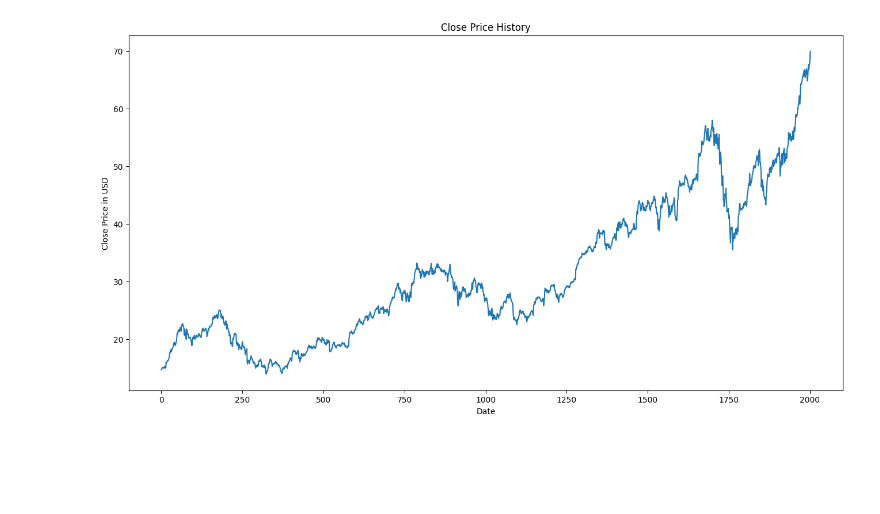
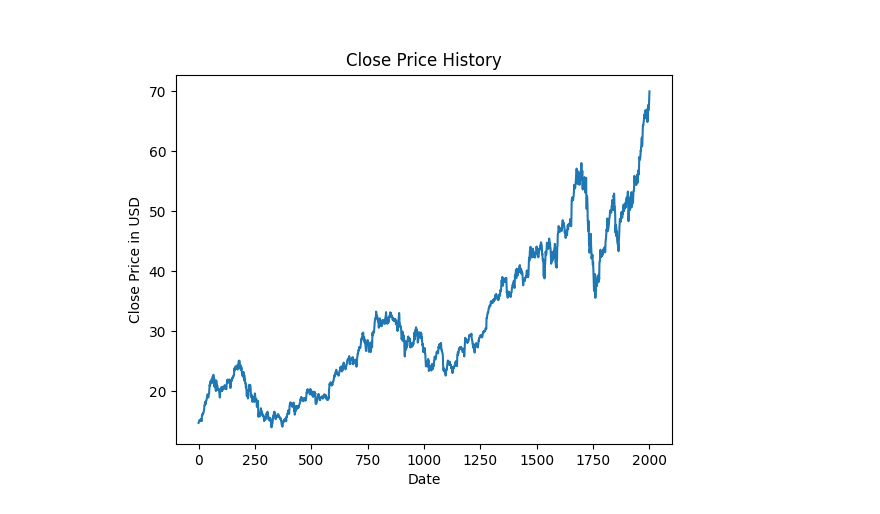
Before and after one commit to GauthamBellamkonda/ML-in-Finance, a Jupyter notebook: StockPrediction_LSTM.ipynb, the cells around one changed output. Drawn from its saved outputs; the diff is of its cells as text; code cells hidden in the pictures; blank space fills up the shorter version.

```diff
--- a/StockPrediction_LSTM.ipynb
+++ b/StockPrediction_LSTM.ipynb
@@ -46,14 +47,14 @@ df
 2002 rows × 6 columns
 # %%
 close = df.filter(['Close']).values
-plt.figure(figsize=(16,8))
+plt.figure()
 plt.plot(close)
 plt.xlabel('Date')
 plt.ylabel('Close Price in USD')
 plt.title('Close Price History')
 plt.show()
 # %% [output]
-[figure, old version]
+[figure, new version]
 # %%
 plt.figure()
 plt.hist(close, bins=1000)
```
Also changed, not shown: parts of 7 cells of this notebook, 1 other file.
